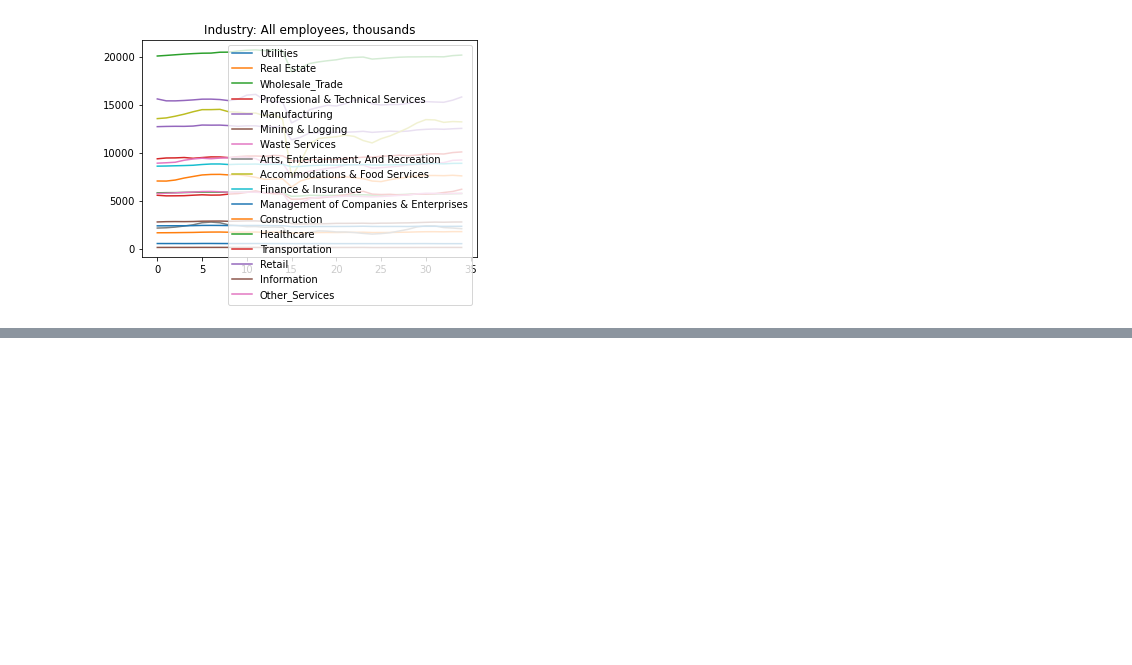
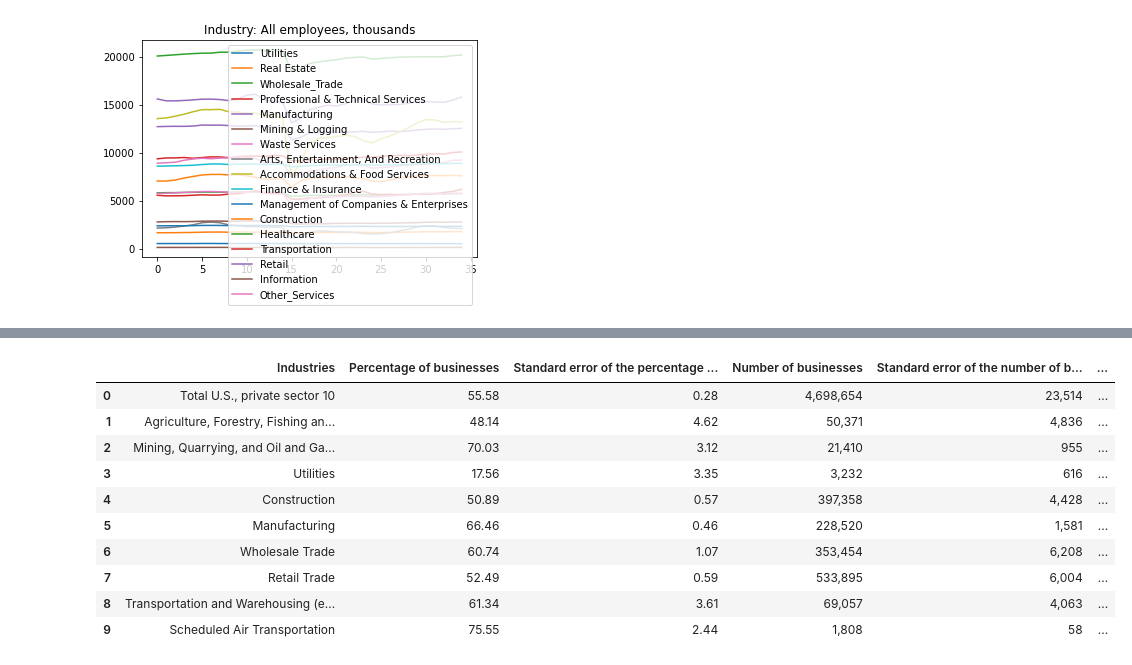
Before and after one commit to Quezadajl/Capstone, a Jupyter notebook: Notebooks/industry_data.ipynb, the cells around one changed output, grey strips where cells are left out. Saved outputs shown, nothing was run; the diff lists cells and outputs as text; code cells hidden in the pictures; blank space fills up the shorter version.

```diff
--- a/Notebooks/industry_data.ipynb
+++ b/Notebooks/industry_data.ipynb
@@ -257,8 +314,20 @@ inc.head(10)
 # %%
 inc.to_csv('inc_demand_data.csv')
 # %%
-dec_demand = pd.read_csv('../data/dec_demand.csv')
+dec_demand = pd.read_csv('dec_demand.csv')
 dec_demand.head(10)
+# %% [output]
+|  | Industries | Percentage of businesses | Standard error of the percentage ... | Number of businesses | Standard error of the number of b... | ... |
+| 0 | Total U.S., private sector 10 | 55.58 | 0.28 | 4,698,654 | 23,514 | ... |
+| 1 | Agriculture, Forestry, Fishing an... | 48.14 | 4.62 | 50,371 | 4,836 | ... |
+| 2 | Mining, Quarrying, and Oil and Ga... | 70.03 | 3.12 | 21,410 | 955 | ... |
+| 3 | Utilities | 17.56 | 3.35 | 3,232 | 616 | ... |
+| 4 | Construction | 50.89 | 0.57 | 397,358 | 4,428 | ... |
+| 5 | Manufacturing | 66.46 | 0.46 | 228,520 | 1,581 | ... |
+| 6 | Wholesale Trade | 60.74 | 1.07 | 353,454 | 6,208 | ... |
+| 7 | Retail Trade | 52.49 | 0.59 | 533,895 | 6,004 | ... |
+| 8 | Transportation and Warehousing (e... | 61.34 | 3.61 | 69,057 | 4,063 | ... |
+| 9 | Scheduled Air Transportation | 75.55 | 2.44 | 1,808 | 58 | ... |
 # %%
 dec= dec_demand.set_index('Industries').transpose()
 dec.head(10)
```
Also changed, not shown: parts of 28 cells of this notebook, 9 other files.
